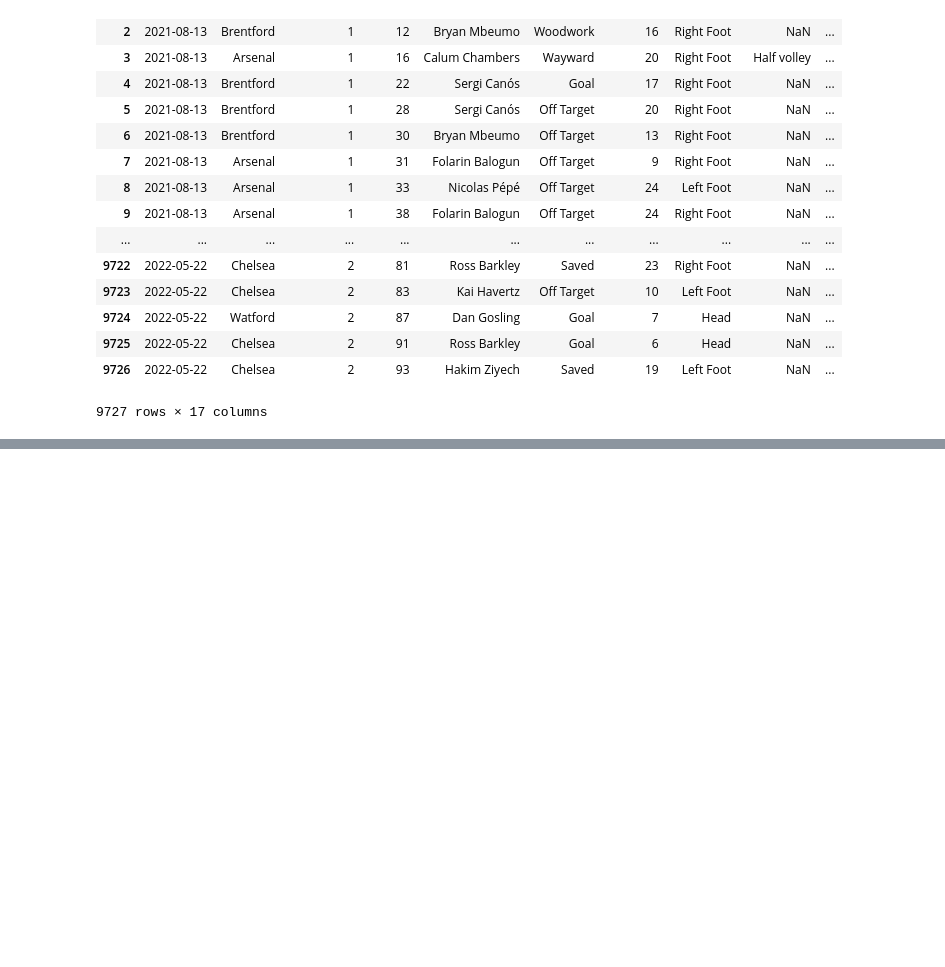
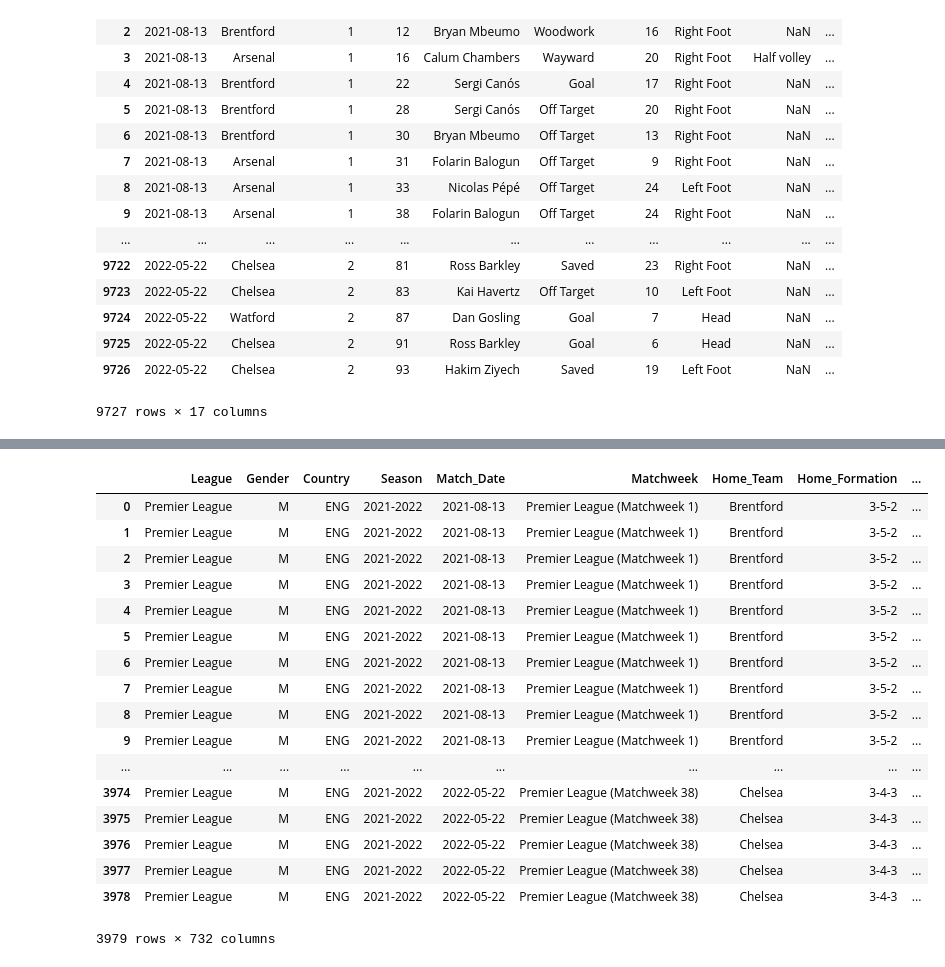
Before and after one commit to gary-boyuan-zhang/SURE-CMU, a Jupyter notebook: Final Project/xG stint aggregation.ipynb, the cells around one changed output, grey strips where cells are left out. Saved outputs shown, nothing was run; the diff lists cells and outputs as text; code cells hidden in the pictures; blank space fills up the shorter version.

```diff
--- a/Final Project/xG stint aggregation.ipynb
+++ b/Final Project/xG stint aggregation.ipynb
@@ -91,0 +316,4 @@ shoot
+# %%
+shoot_stint = shoot_stint.drop(columns = ['stint_length'])
+shoot_stint = shoot_stint.merge(stint)
+shoot_stint
@@ -91,0 +346,4 @@ shoot
+# %%
+stint_xg = shoot_stint.groupby(['matchID', 'EventID'])['xG'].sum()
+stint_xg = pd.DataFrame(stint_xg).reset_index()
+stint_xg
@@ -91,0 +394,22 @@ shoot
+# %%
+apm = apm.merge(stint_xg, how = 'left')
+apm
+# %% [output]
+|  | League | Gender | Country | Season | Match_Date | Matchweek | Home_Team | Home_Formation | ... |
+| 0 | Premier League | M | ENG | 2021-2022 | 2021-08-13 | Premier League (Matchweek 1) | Brentford | 3-5-2 | ... |
+| 1 | Premier League | M | ENG | 2021-2022 | 2021-08-13 | Premier League (Matchweek 1) | Brentford | 3-5-2 | ... |
+| 2 | Premier League | M | ENG | 2021-2022 | 2021-08-13 | Premier League (Matchweek 1) | Brentford | 3-5-2 | ... |
+| 3 | Premier League | M | ENG | 2021-2022 | 2021-08-13 | Premier League (Matchweek 1) | Brentford | 3-5-2 | ... |
+| 4 | Premier League | M | ENG | 2021-2022 | 2021-08-13 | Premier League (Matchweek 1) | Brentford | 3-5-2 | ... |
+| 5 | Premier League | M | ENG | 2021-2022 | 2021-08-13 | Premier League (Matchweek 1) | Brentford | 3-5-2 | ... |
+| 6 | Premier League | M | ENG | 2021-2022 | 2021-08-13 | Premier League (Matchweek 1) | Brentford | 3-5-2 | ... |
+| 7 | Premier League | M | ENG | 2021-2022 | 2021-08-13 | Premier League (Matchweek 1) | Brentford | 3-5-2 | ... |
+| 8 | Premier League | M | ENG | 2021-2022 | 2021-08-13 | Premier League (Matchweek 1) | Brentford | 3-5-2 | ... |
+| 9 | Premier League | M | ENG | 2021-2022 | 2021-08-13 | Premier League (Matchweek 1) | Brentford | 3-5-2 | ... |
+| ... | ... | ... | ... | ... | ... | ... | ... | ... | ... |
+| 3974 | Premier League | M | ENG | 2021-2022 | 2022-05-22 | Premier League (Matchweek 38) | Chelsea | 3-4-3 | ... |
+| 3975 | Premier League | M | ENG | 2021-2022 | 2022-05-22 | Premier League (Matchweek 38) | Chelsea | 3-4-3 | ... |
+| 3976 | Premier League | M | ENG | 2021-2022 | 2022-05-22 | Premier League (Matchweek 38) | Chelsea | 3-4-3 | ... |
+| 3977 | Premier League | M | ENG | 2021-2022 | 2022-05-22 | Premier League (Matchweek 38) | Chelsea | 3-4-3 | ... |
+| 3978 | Premier League | M | ENG | 2021-2022 | 2022-05-22 | Premier League (Matchweek 38) | Chelsea | 3-4-3 | ... |
+3979 rows × 732 columns
```
Also changed, not shown: parts of 42 cells of this notebook, 2 other files.
